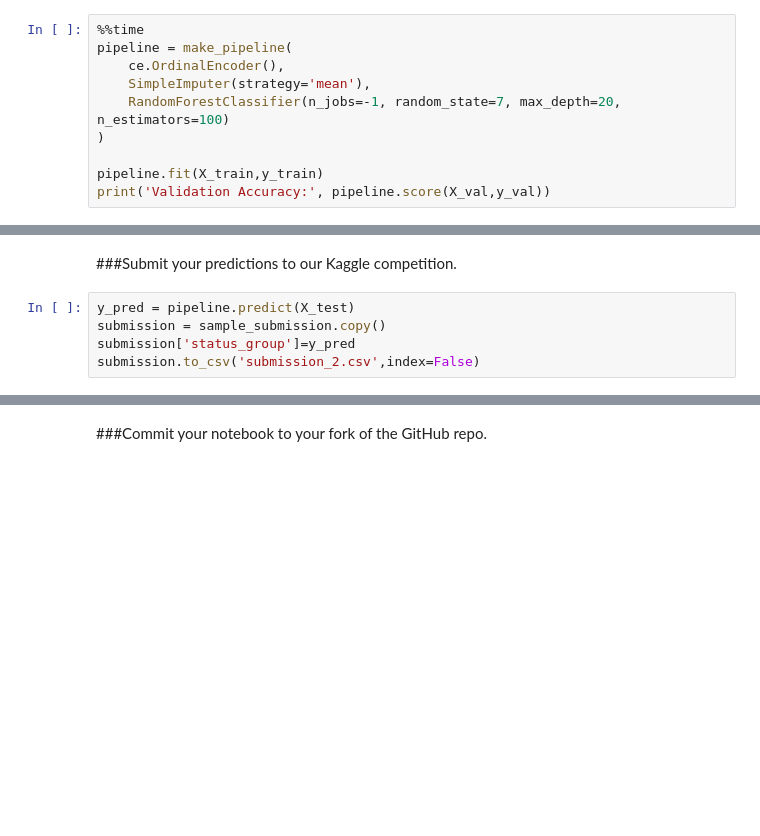
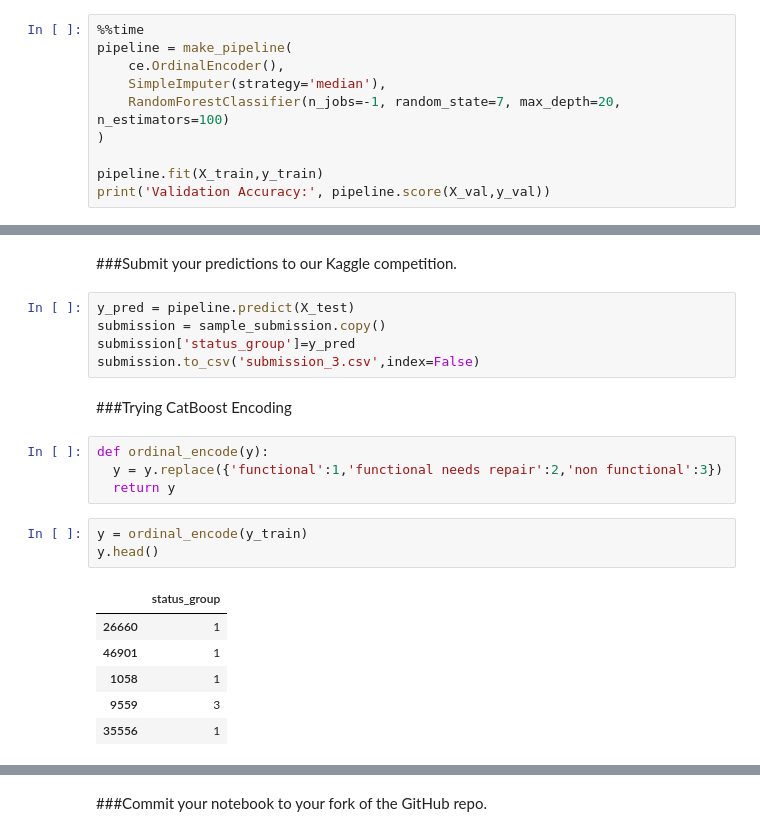
Before and after one commit to bloominstituteoftechnology/DS-Unit-2-Kaggle-Challenge, a Jupyter notebook: module2-random-forests/LS_DS_222_assignment.ipynb, the cells around one changed output, grey strips where cells are left out. Saved outputs shown, nothing was run; the diff lists cells and outputs as text; blank space fills up the shorter version.

```diff
--- a/module2-random-forests/LS_DS_222_assignment.ipynb
+++ b/module2-random-forests/LS_DS_222_assignment.ipynb
@@ -218,7 +218,7 @@ import matplotlib.pyplot as plt
 %%time
 pipeline = make_pipeline(
     ce.OrdinalEncoder(),
-    SimpleImputer(strategy='mean'),
+    SimpleImputer(strategy='median'),
     RandomForestClassifier(n_jobs=-1, random_state=7, max_depth=20, n_estimators=100)
 )
 
@@ -250,4 +250,20 @@ importances.sort_values()[-n:].plot.barh(color='green');
 y_pred = pipeline.predict(X_test)
 submission = sample_submission.copy()
 submission['status_group']=y_pred
-submission.to_csv('submission_2.csv',index=False)
+submission.to_csv('submission_3.csv',index=False)
+# %% [markdown]
+###Trying CatBoost Encoding
+# %%
+def ordinal_encode(y):
+  y = y.replace({'functional':1,'functional needs repair':2,'non functional':3})
+  return y
+# %%
+y = ordinal_encode(y_train)
+y.head()
+# %% [output]
+|  | status_group |
+| 26660 | 1 |
+| 46901 | 1 |
+| 1058 | 1 |
+| 9559 | 3 |
+| 35556 | 1 |
```
Also changed, not shown: parts of 5 cells of this notebook.
